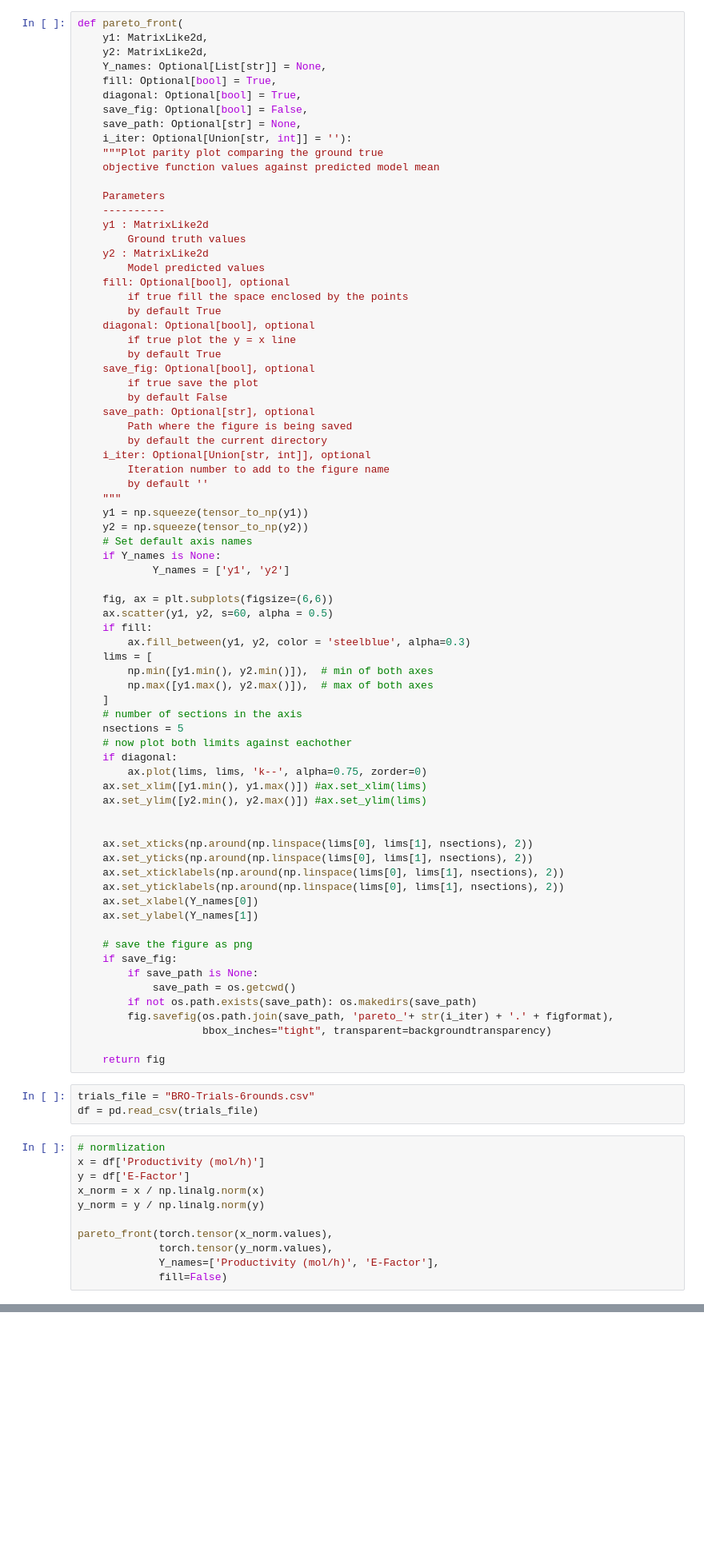
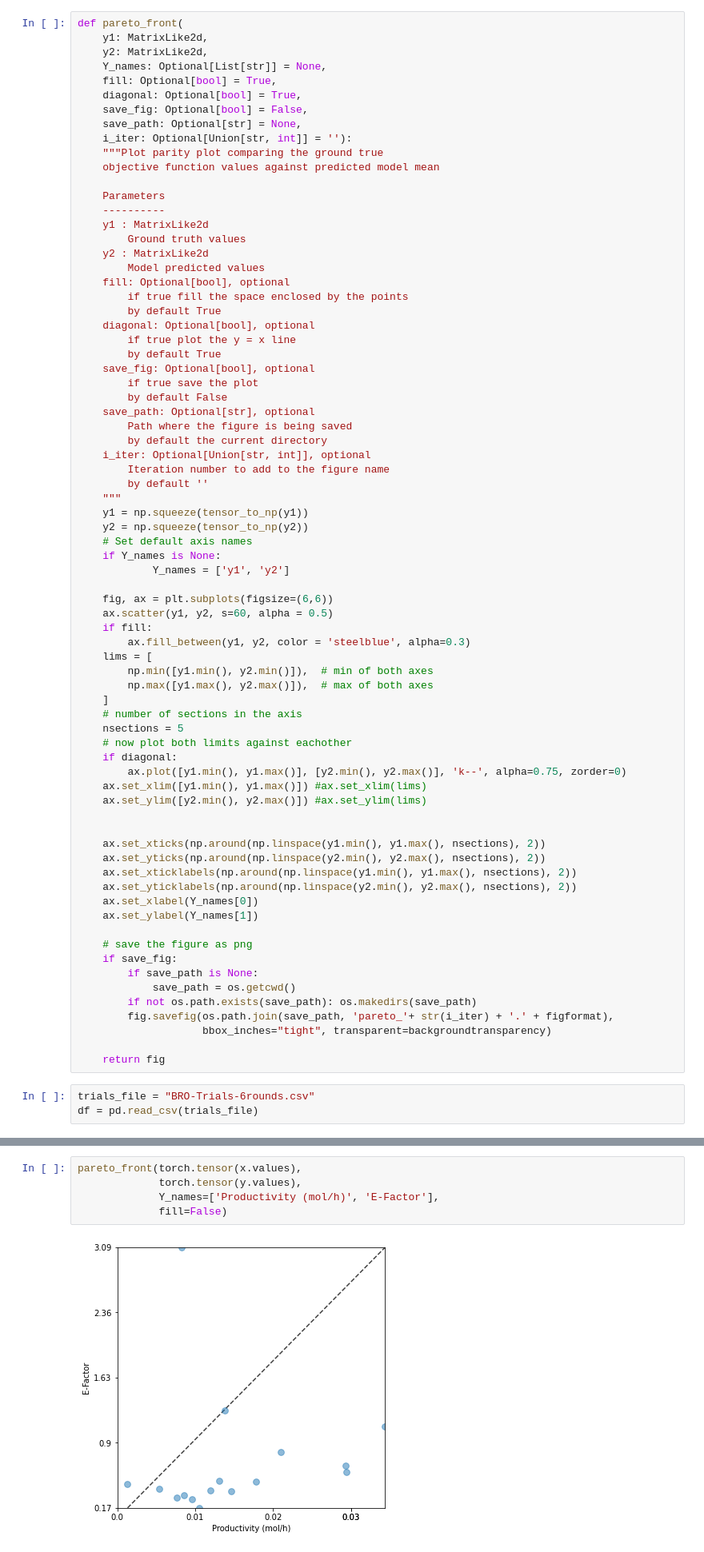
Before and after one commit to trumanw/bro-gui, a Jupyter notebook: notebook/pareto_front_visualization.ipynb, the cells around one changed output, grey strips where cells are left out. Shown at 80% size. Cells and saved outputs as stored; diff of their text form; blank space fills up the shorter version.

Commit message:
add plotting selected axies.

```diff
--- a/notebook/pareto_front_visualization.ipynb
+++ b/notebook/pareto_front_visualization.ipynb
@@ -62,15 +62,15 @@ def pareto_front(
     nsections = 5
     # now plot both limits against eachother
     if diagonal:
-        ax.plot(lims, lims, 'k--', alpha=0.75, zorder=0)
+        ax.plot([y1.min(), y1.max()], [y2.min(), y2.max()], 'k--', alpha=0.75, zorder=0)
     ax.set_xlim([y1.min(), y1.max()]) #ax.set_xlim(lims)
     ax.set_ylim([y2.min(), y2.max()]) #ax.set_ylim(lims)
 
 
-    ax.set_xticks(np.around(np.linspace(lims[0], lims[1], nsections), 2))
-    ax.set_yticks(np.around(np.linspace(lims[0], lims[1], nsections), 2))
-    ax.set_xticklabels(np.around(np.linspace(lims[0], lims[1], nsections), 2))
-    ax.set_yticklabels(np.around(np.linspace(lims[0], lims[1], nsections), 2))
+    ax.set_xticks(np.around(np.linspace(y1.min(), y1.max(), nsections), 2))
+    ax.set_yticks(np.around(np.linspace(y2.min(), y2.max(), nsections), 2))
+    ax.set_xticklabels(np.around(np.linspace(y1.min(), y1.max(), nsections), 2))
+    ax.set_yticklabels(np.around(np.linspace(y2.min(), y2.max(), nsections), 2))
     ax.set_xlabel(Y_names[0])
     ax.set_ylabel(Y_names[1])
 
@@ -86,14 +86,3 @@ def pareto_front(
 # %%
 trials_file = "BRO-Trials-6rounds.csv"
 df = pd.read_csv(trials_file)
-# %%
-# normlization
-x = df['Productivity (mol/h)']
-y = df['E-Factor']
-x_norm = x / np.linalg.norm(x)
-y_norm = y / np.linalg.norm(y)
-
-pareto_front(torch.tensor(x_norm.values),
-             torch.tensor(y_norm.values),
-             Y_names=['Productivity (mol/h)', 'E-Factor'],
-             fill=False)
@@ -102,0 +89,7 @@ pareto_front(torch.tensor(x_norm.values),
+# %%
+pareto_front(torch.tensor(x.values),
+             torch.tensor(y.values),
+             Y_names=['Productivity (mol/h)', 'E-Factor'],
+             fill=False)
+# %% [output]
+[figure, added]
```
Also changed, not shown: parts of 5 cells of this notebook, 3 other files.
